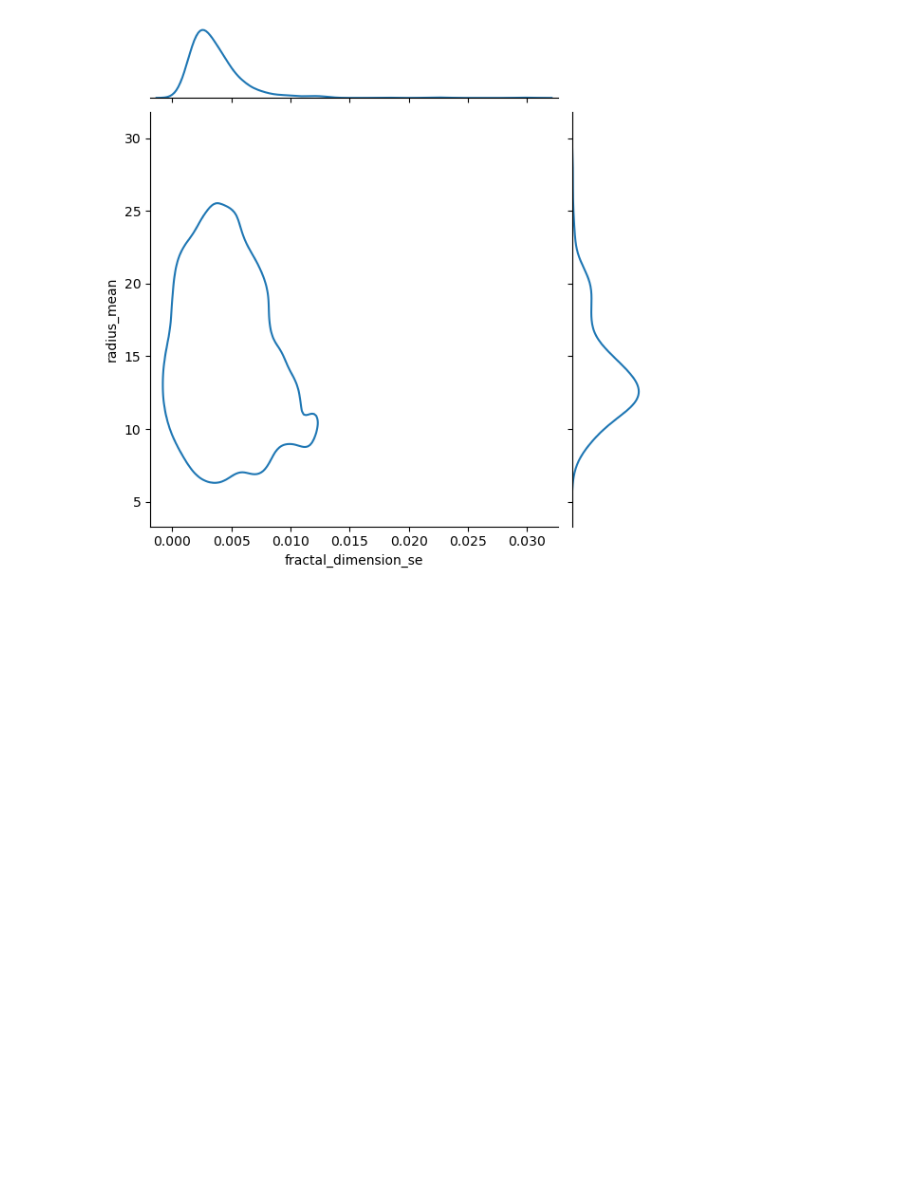
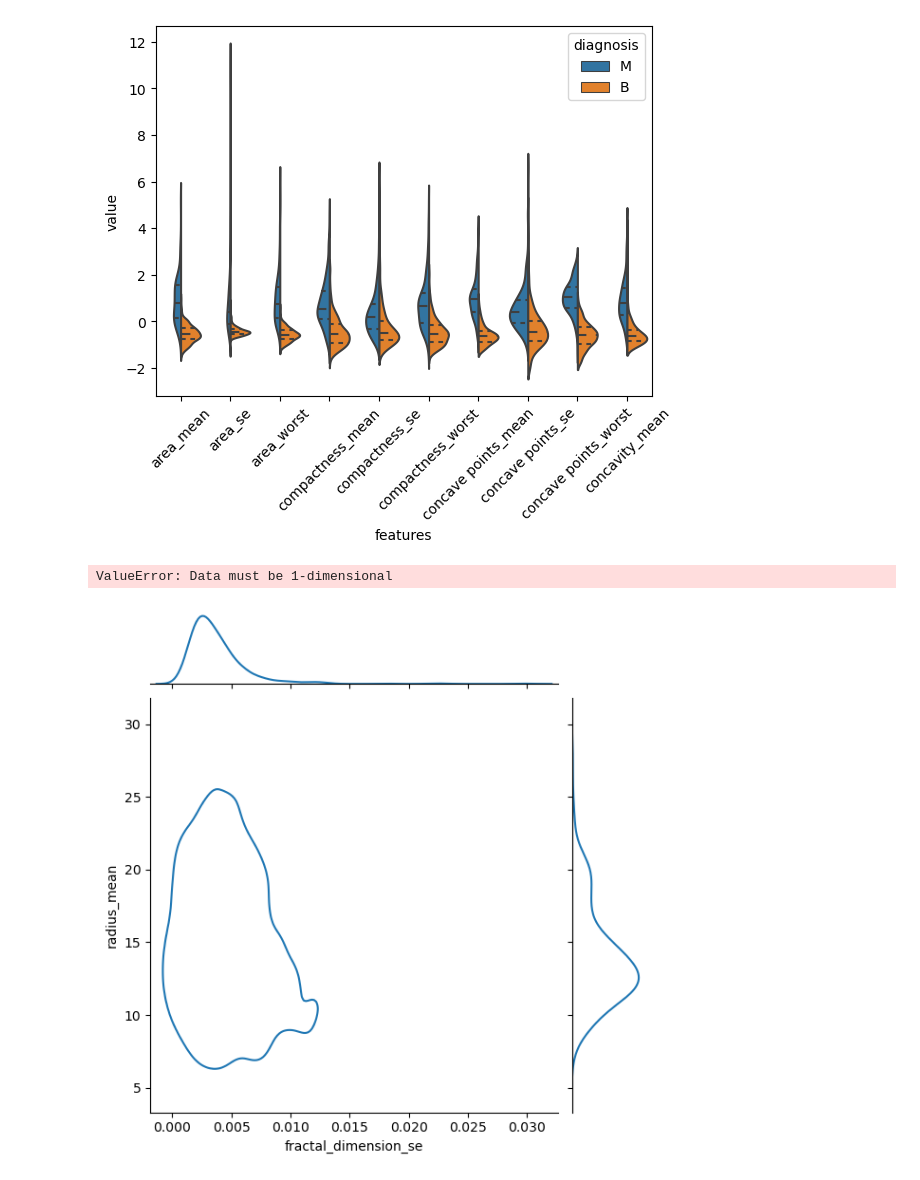
Before and after one commit to Breast-Cancer-causal/Breast-Cancer-causality, a Jupyter notebook: notebooks/causal_graph.ipynb, the cells around one changed output. Cells and saved outputs as stored; diff of their text form; code cells hidden in the pictures; blank space fills up the shorter version.

```diff
--- a/notebooks/causal_graph.ipynb
+++ b/notebooks/causal_graph.ipynb
@@ -4,0 +14,23 @@ import matplotlib.pyplot as plt
+# %%
+sm = StructureModel()
+
+plt.rcParams.update({'figure.figsize': (12.0, 8.0)})
+plt.rcParams.update({'font.size': 14})
+
+
+# Load the dataset
+data = pd.read_csv(r'C:/Users/Smegn/Documents/GitHub/Breast-Cancer/data/data.csv')
+#drop unnecessary column
+#print(data.isnull())
+data.drop('Unnamed: 32', axis=1, inplace=True)
+# add these relationships into our structure model:
+non_numeric_columns = list(data.select_dtypes(exclude=[np.number]).columns)
+le = LabelEncoder()
+for col in non_numeric_columns:
+    data[col] = le.fit_transform(data[col])
+#apply the NOTEARS algorithm to learn the structure.
+
+#sm = from_pandas(data)
+import os
+#sm.remove_edges_below_threshold(1.0)
+#data.head(5)
@@ -21,0 +114,12 @@ Index(['id', 'diagnosis', 'radius_mean', 'texture_mean', 'perimeter_mean',
+# %%
+  # process of normalization by standardization
+data = data
+data_normal = (data - data.mean()) / (data.std())
+# %%
+def violin_plot(beginning,end):
+    data = pd.concat([y,data_normal.iloc[:,beginning:end]],axis=1)
+    data = pd.melt(data, id_vars="diagnosis", var_name="features", value_name='value')
+    #plt.figure(figsize=(10,10))
+    sns.violinplot(x="features", y="value", hue="diagnosis", data=data, split=True, inner="quart")
+    plt.xticks(rotation=45)
+    plt.show()
@@ -22,3 +129,11 @@ Index(['id', 'diagnosis', 'radius_mean', 'texture_mean', 'perimeter_mean',
+# %%
+violin_plot(0,10)
+# %% [output]
+[figure, added]
+# %%
+violin_plot(10,20)
+# %% [output]
+ValueError: Data must be 1-dimensional
 # %%
 sns.jointplot(data['fractal_dimension_se'],data['radius_mean'],kind='kde',levels=1)
 plt.show()
```
Also changed, not shown: parts of 21 cells of this notebook, 1 other file.
